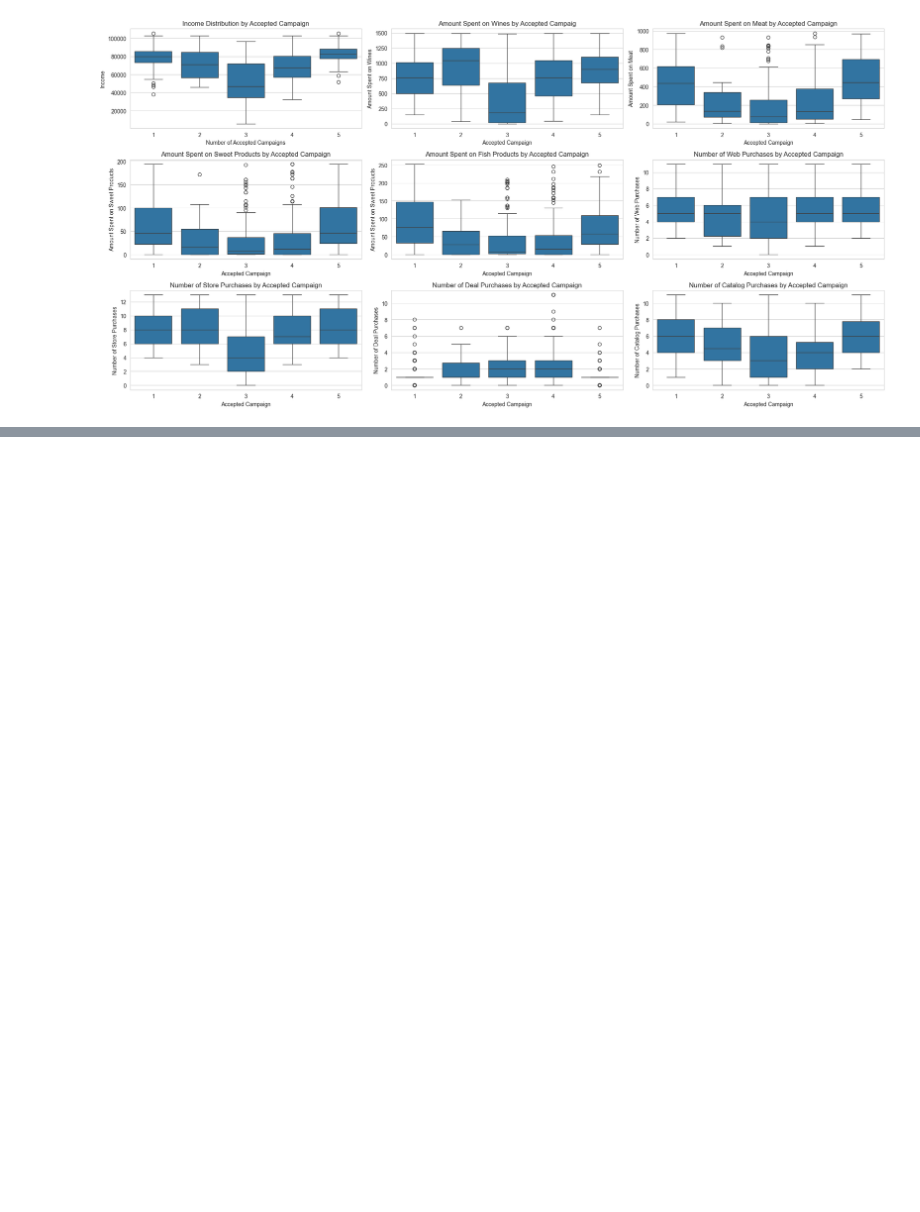
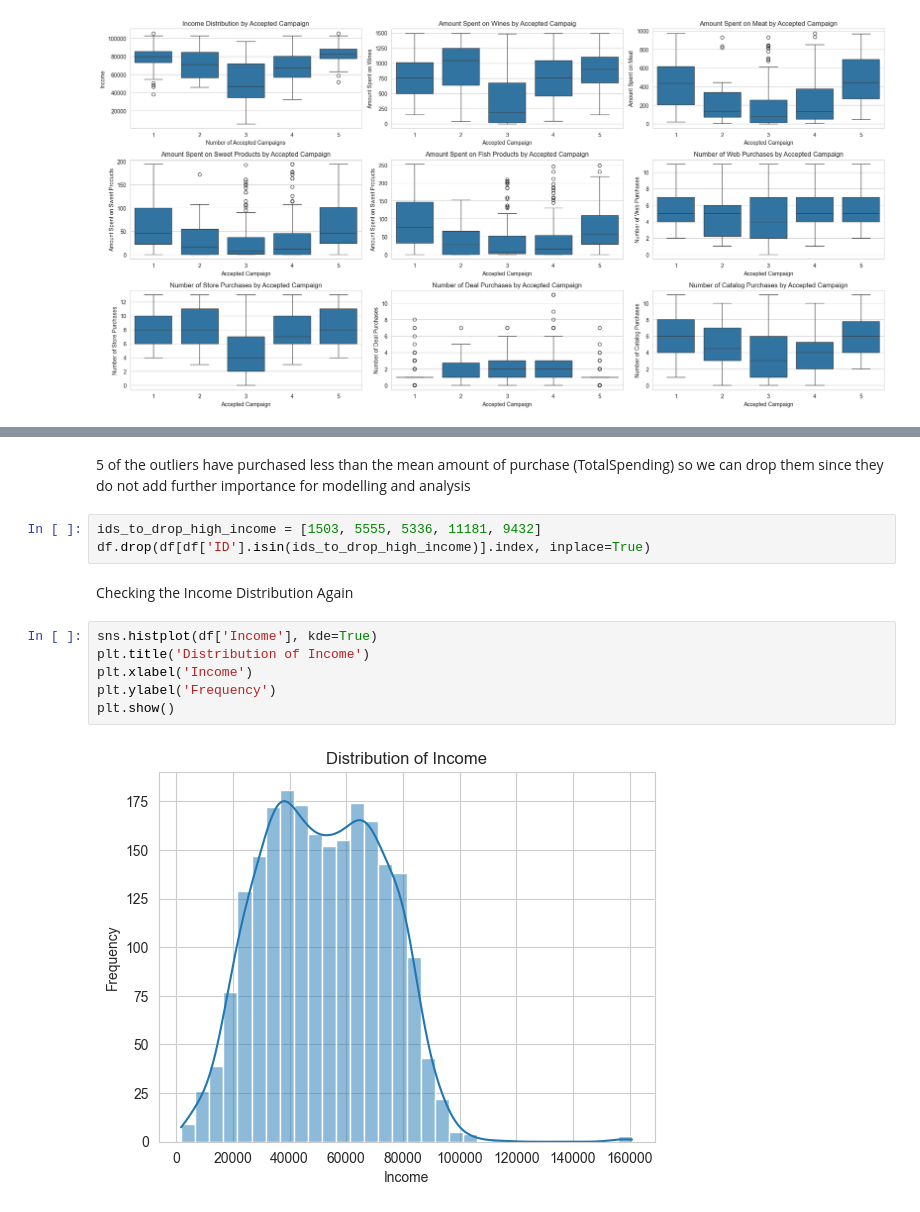
Before and after one commit to donikaSkenderbeut/BI-Assignment-3, a Jupyter notebook: BI2023_gr03_11929150_11925939_interim.ipynb, the cells around one changed output, grey strips where cells are left out. Saved outputs shown, nothing was run; the diff lists cells and outputs as text; blank space fills up the shorter version.

Commit message:
added final preprocessing and models

```diff
--- a/BI2023_gr03_11929150_11925939_interim.ipynb
+++ b/BI2023_gr03_11929150_11925939_interim.ipynb
@@ -349,0 +485,15 @@ plt.show()
+# %% [markdown]
+5 of the outliers have purchased less than the mean amount of purchase (TotalSpending) so we can drop them since they do not add further importance for modelling and analysis
+# %%
+ids_to_drop_high_income = [1503, 5555, 5336, 11181, 9432]
+df.drop(df[df['ID'].isin(ids_to_drop_high_income)].index, inplace=True)
+# %% [markdown]
+Checking the Income Distribution Again
+# %%
+sns.histplot(df['Income'], kde=True)
+plt.title('Distribution of Income')
+plt.xlabel('Income')
+plt.ylabel('Frequency')
+plt.show()
+# %% [output]
+[figure, added]
```
Also changed, not shown: parts of 27 cells of this notebook, 4 other files.
